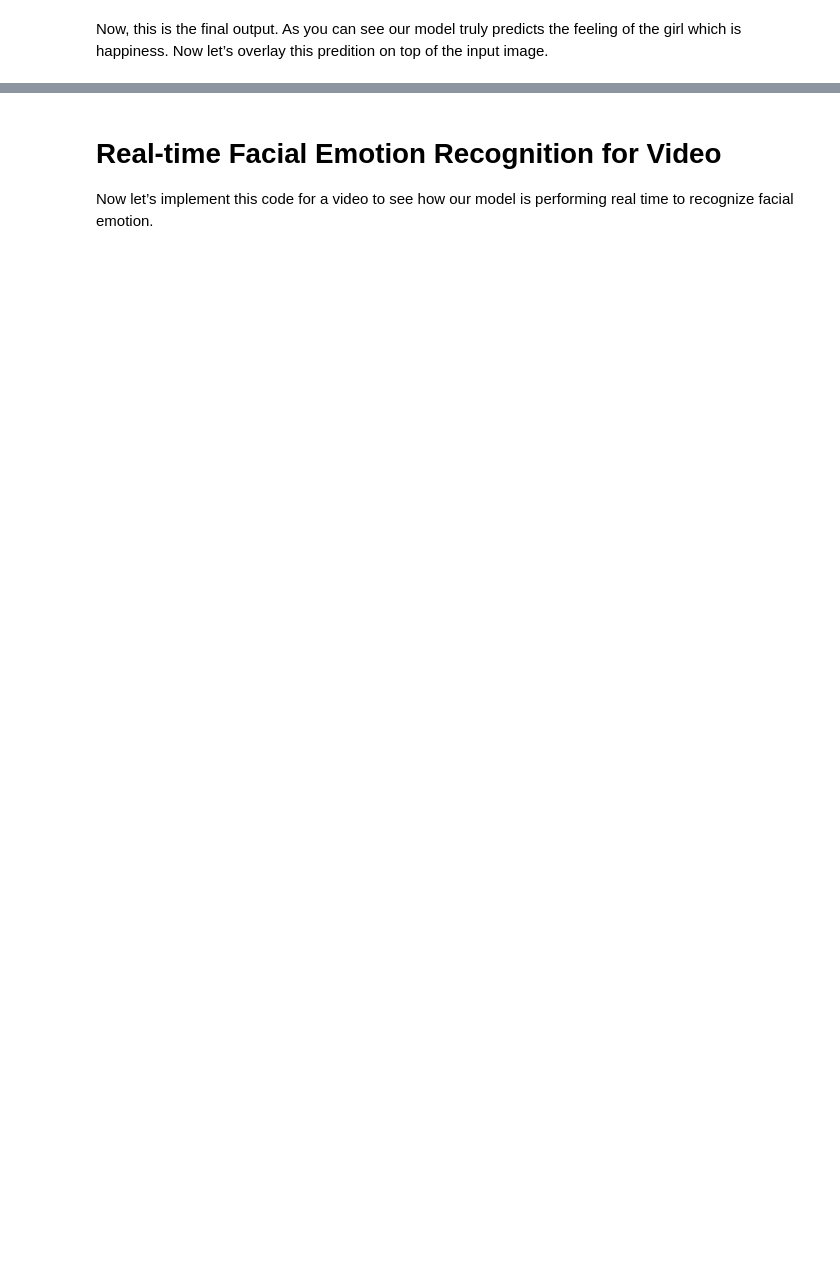
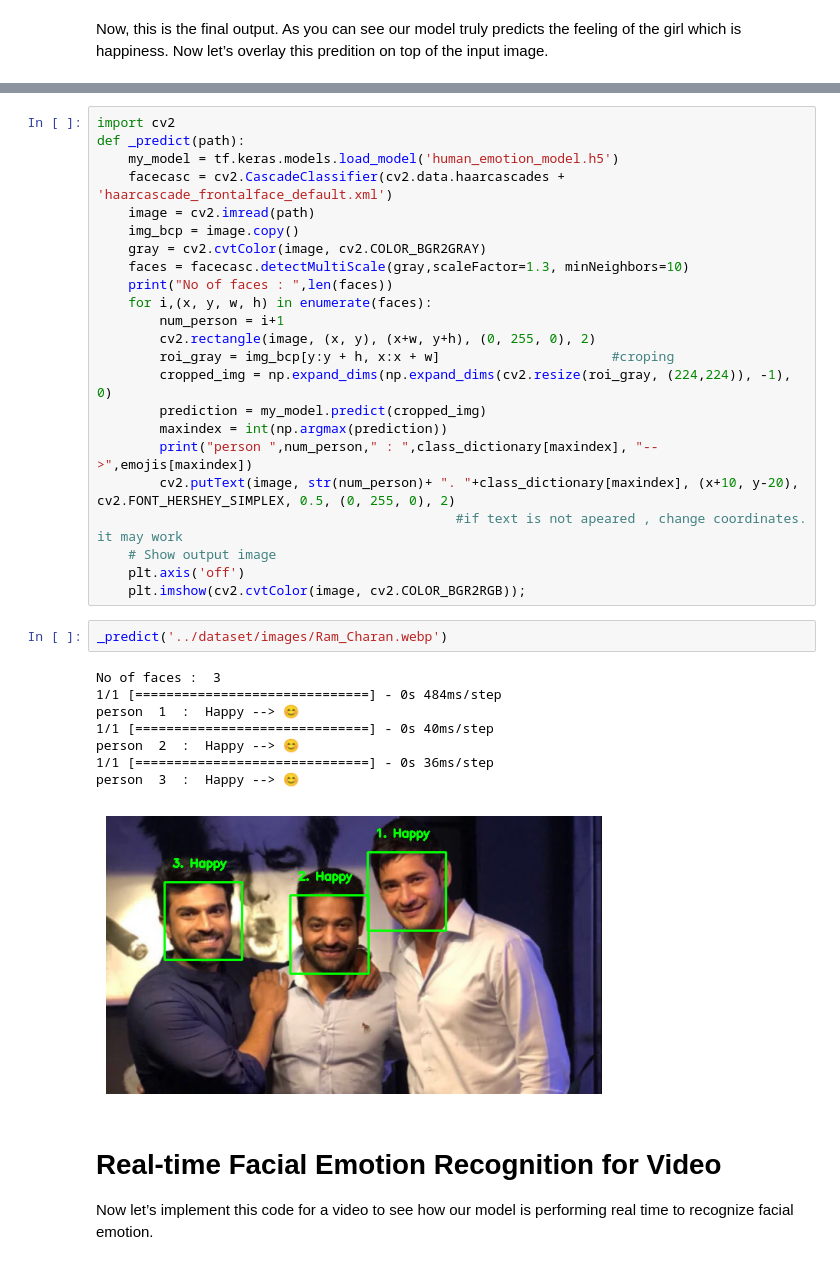
Before and after one commit to phsophea101/dl-human-emotions, a Jupyter notebook: train-model.ipynb, the cells around one changed output, grey strips where cells are left out. Cells and saved outputs as stored; diff of their text form; blank space fills up the shorter version.

```diff
--- a/train-model.ipynb
+++ b/train-model.ipynb
@@ -373,3 +397,37 @@ plt.imshow(cv2.cvtColor(img_3d, cv2.COLOR_BGR2RGB));
+# %%
+import cv2
+def _predict(path):
+    my_model = tf.keras.models.load_model('human_emotion_model.h5')
+    facecasc = cv2.CascadeClassifier(cv2.data.haarcascades + 'haarcascade_frontalface_default.xml')
+    image = cv2.imread(path)
+    img_bcp = image.copy()
+    gray = cv2.cvtColor(image, cv2.COLOR_BGR2GRAY)
+    faces = facecasc.detectMultiScale(gray,scaleFactor=1.3, minNeighbors=10)
+    print("No of faces : ",len(faces))
+    for i,(x, y, w, h) in enumerate(faces):
+        num_person = i+1
+        cv2.rectangle(image, (x, y), (x+w, y+h), (0, 255, 0), 2)
+        roi_gray = img_bcp[y:y + h, x:x + w]                      #croping
+        cropped_img = np.expand_dims(np.expand_dims(cv2.resize(roi_gray, (224,224)), -1), 0)
+        prediction = my_model.predict(cropped_img)
+        maxindex = int(np.argmax(prediction))
+        print("person ",num_person," : ",class_dictionary[maxindex], "-->",emojis[maxindex])
+        cv2.putText(image, str(num_person)+ ". "+class_dictionary[maxindex], (x+10, y-20), cv2.FONT_HERSHEY_SIMPLEX, 0.5, (0, 255, 0), 2)
+                                              #if text is not apeared , change coordinates. it may work
+    # Show output image
+    plt.axis('off')
+    plt.imshow(cv2.cvtColor(image, cv2.COLOR_BGR2RGB));
+# %%
+_predict('../dataset/images/Ram_Charan.webp')
+# %% [output]
+No of faces :  3
+1/1 [==============================] - 0s 484ms/step
+person  1  :  Happy --> 😊
+1/1 [==============================] - 0s 40ms/step
+person  2  :  Happy --> 😊
+1/1 [==============================] - 0s 36ms/step
+person  3  :  Happy --> 😊
+[figure, added]
 # %% [markdown]
 # Real-time Facial Emotion Recognition for Video
 Now let’s implement this code for a video to see how our model is performing real time to recognize facial emotion.
```
Also changed, not shown: parts of 6 cells of this notebook.
